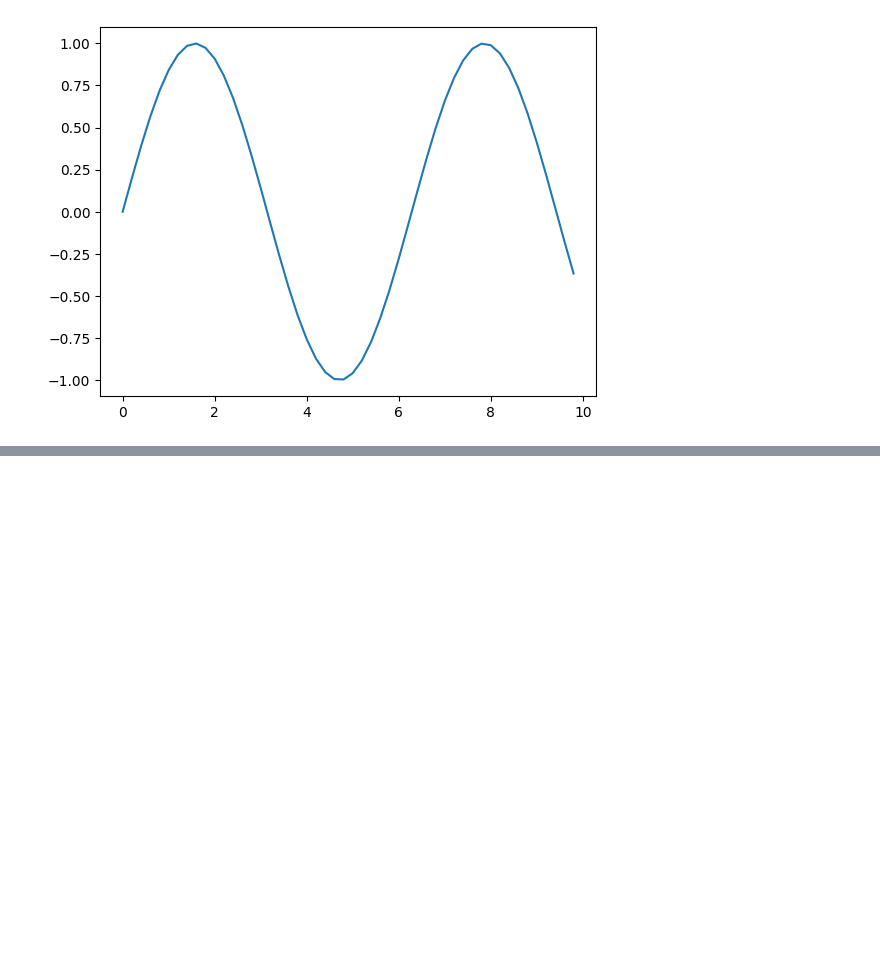
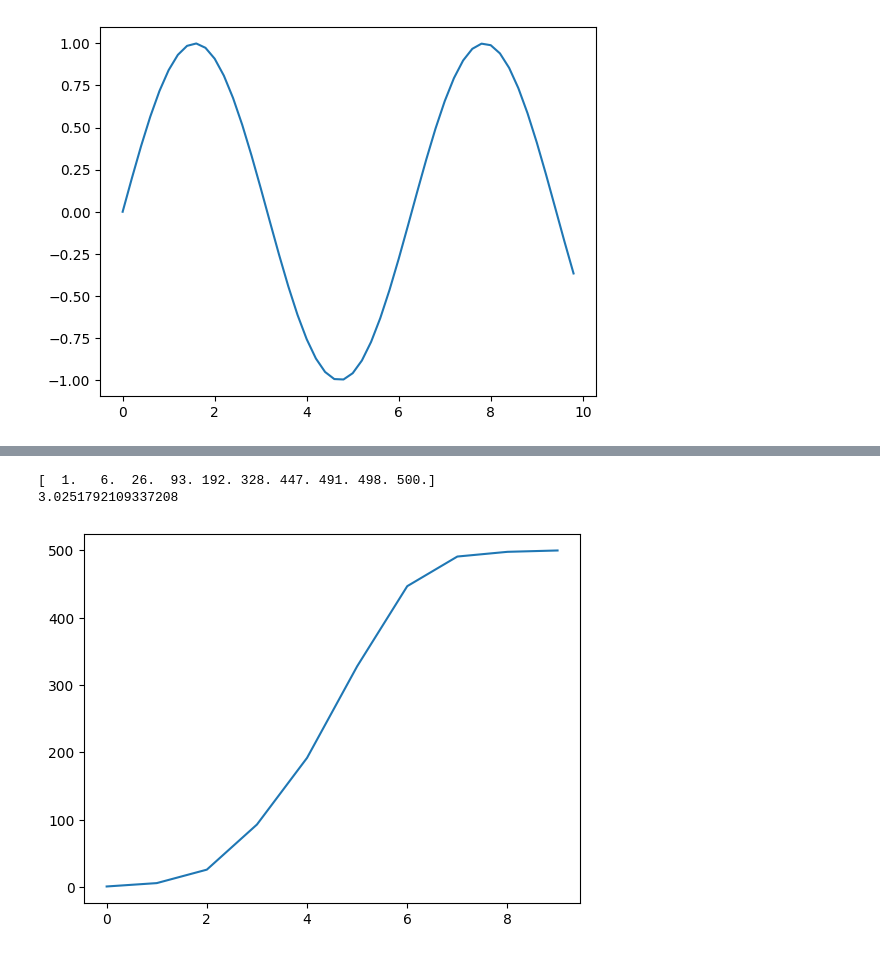
Before and after one commit to Reyal335/Telco-churn-analysis, a Jupyter notebook: notebooks/03_graphs.ipynb, the cells around one changed output, grey strips where cells are left out. Saved outputs shown, nothing was run; the diff lists cells and outputs as text; code cells hidden in the pictures; blank space fills up the shorter version.

```diff
--- a/notebooks/03_graphs.ipynb
+++ b/notebooks/03_graphs.ipynb
@@ -20,0 +31,9 @@ ax.plot(x, y)
+# %%
+x = np.random.randn(500)
+plt.plot(stats.cumfreq(x, numbins=10)[0])
+print(stats.cumfreq(x, numbins=10)[0])
+print(np.max(x))
+# %% [output]
+[  1.   6.  26.  93. 192. 328. 447. 491. 498. 500.]
+3.0251792109337208
+[figure, added]
```
Also changed, not shown: parts of 6 cells of this notebook, 5 other files.
